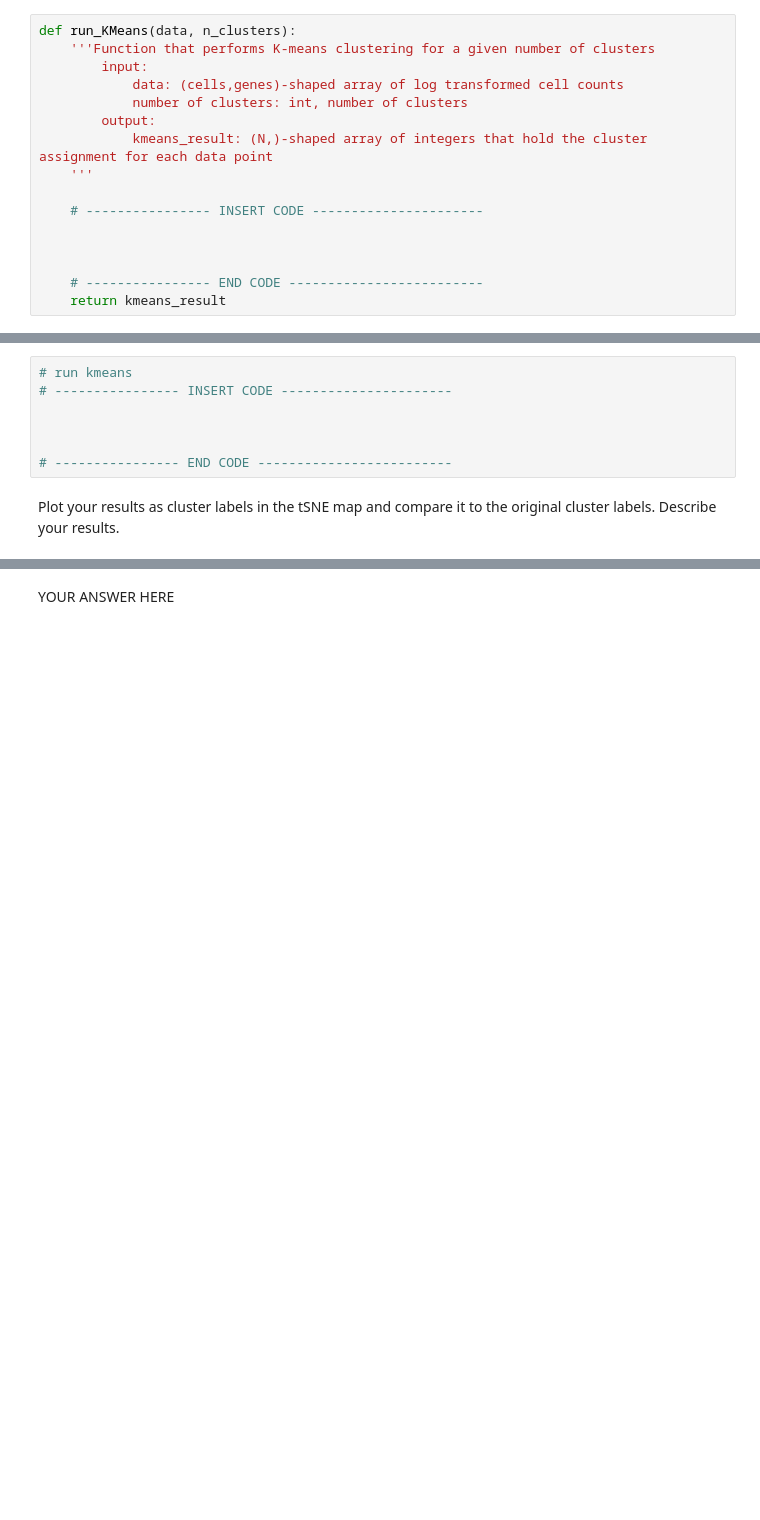
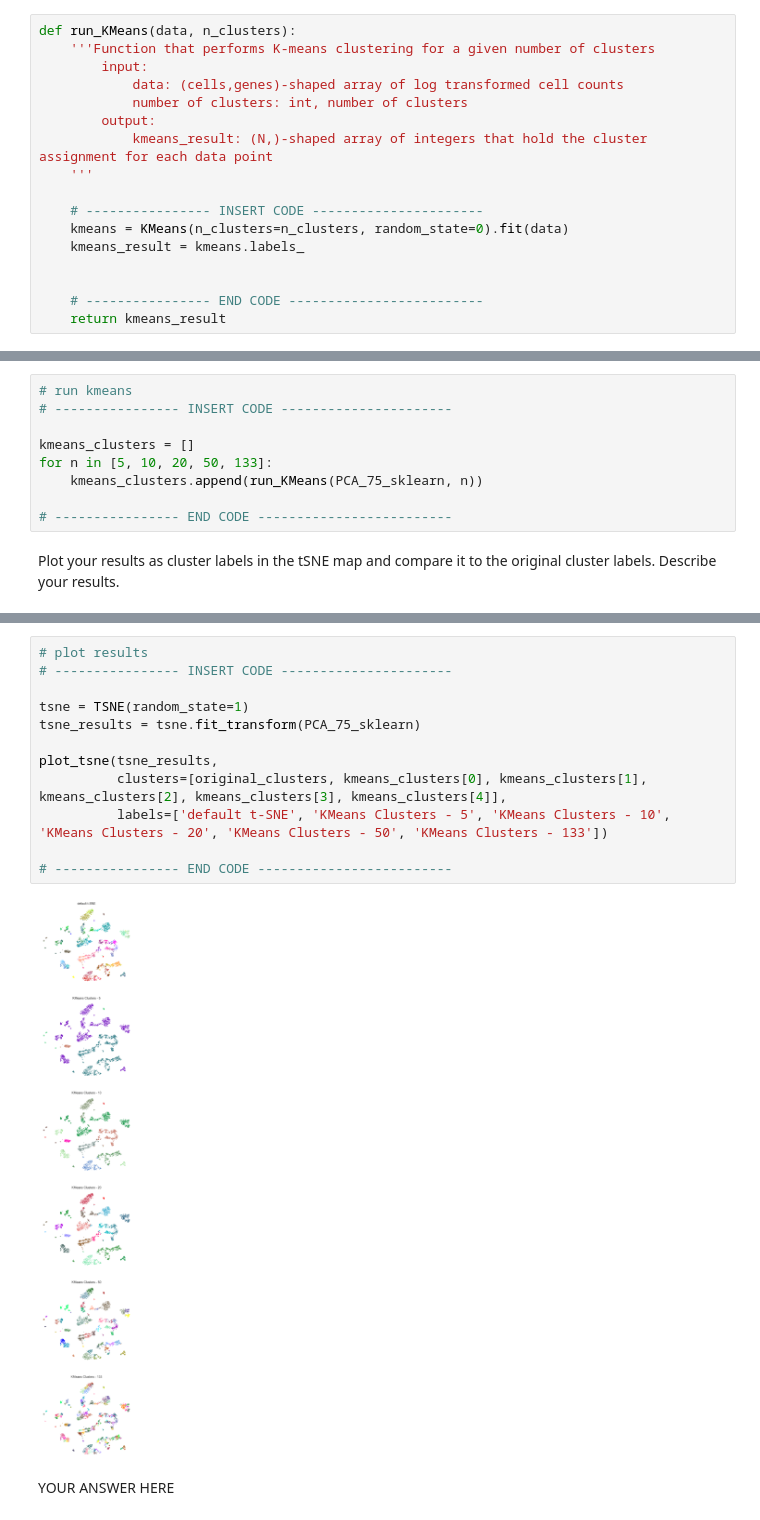
Before and after one commit to atopion/machine-learning, a Jupyter notebook: Practical 4/practical4_FriederikeBecker_StefanPfeiffer_TimonVogt.ipynb, the cells around one changed output, grey strips where cells are left out. Drawn from its saved outputs; the diff is of its cells as text; blank space fills up the shorter version.

```diff
--- a/Practical 4/practical4_FriederikeBecker_StefanPfeiffer_TimonVogt.ipynb
+++ b/Practical 4/practical4_FriederikeBecker_StefanPfeiffer_TimonVogt.ipynb
@@ -509,7 +510,8 @@ def run_KMeans(data, n_clusters):
     '''
 
     # ---------------- INSERT CODE ----------------------
-
+    kmeans = KMeans(n_clusters=n_clusters, random_state=0).fit(data)
+    kmeans_result = kmeans.labels_
 
 
     # ---------------- END CODE -------------------------
@@ -518,7 +524,9 @@ def run_KMeans(data, n_clusters):
 # run kmeans
 # ---------------- INSERT CODE ----------------------
 
-
+kmeans_clusters = []
+for n in [5, 10, 20, 50, 133]:
+    kmeans_clusters.append(run_KMeans(PCA_75_sklearn, n))
 
 # ---------------- END CODE -------------------------
 # %% [markdown]
@@ -533,3 +534,17 @@ Plot your results as cluster labels in the tSNE map and compare it to the origin
+# %%
+# plot results
+# ---------------- INSERT CODE ----------------------
+
+tsne = TSNE(random_state=1)
+tsne_results = tsne.fit_transform(PCA_75_sklearn)
+
+plot_tsne(tsne_results,
+          clusters=[original_clusters, kmeans_clusters[0], kmeans_clusters[1], kmeans_clusters[2], kmeans_clusters[3], kmeans_clusters[4]],
+          labels=['default t-SNE', 'KMeans Clusters - 5', 'KMeans Clusters - 10', 'KMeans Clusters - 20', 'KMeans Clusters - 50', 'KMeans Clusters - 133'])
+
+# ---------------- END CODE -------------------------
+# %% [output]
+[figure, added]
 # %% [markdown]
 YOUR ANSWER HERE
 # %% [markdown]
```
Also changed, not shown: parts of 6 cells of this notebook.
